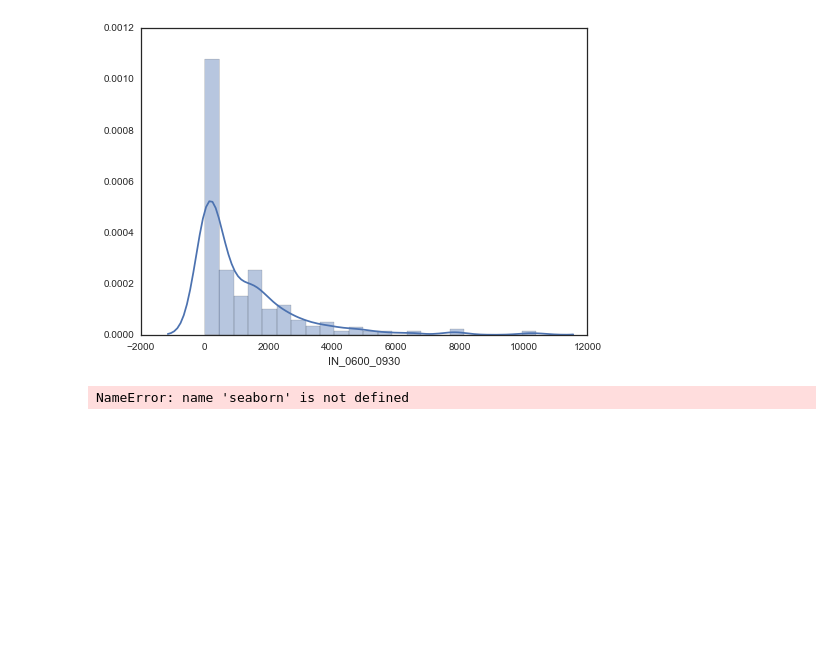
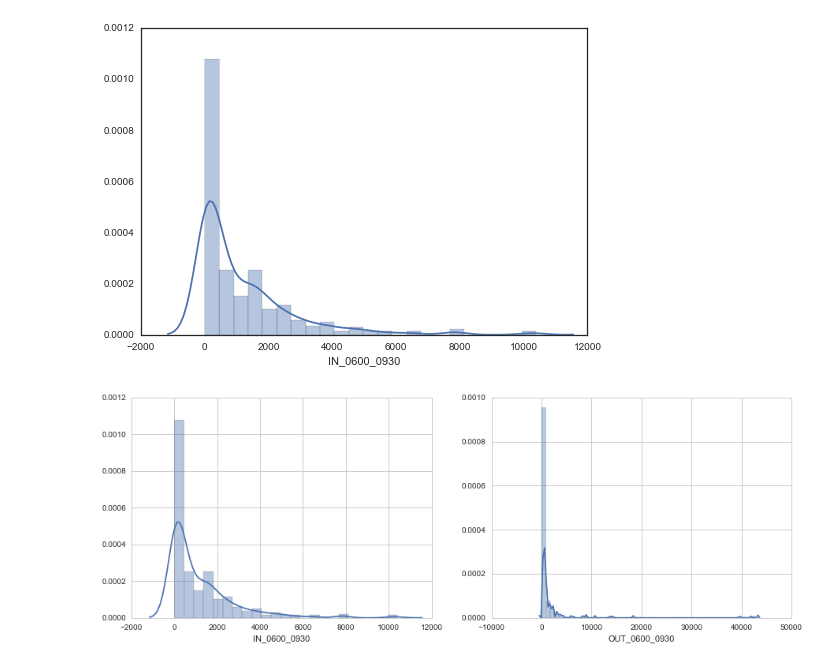
Before and after one commit to ByronAllen/dsi1, a Jupyter notebook: notebooks/Seaborn.ipynb, the cells around one changed output. Cells and saved outputs as stored; diff of their text form; code cells hidden in the pictures; blank space fills up the shorter version.

```diff
--- a/notebooks/Seaborn.ipynb
+++ b/notebooks/Seaborn.ipynb
@@ -63,9 +63,11 @@ with seaborn.axes_style("white"):
 # %%
 import matplotlib.pyplot as plt
 with seaborn.axes_style("whitegrid"):
-    fig, axes = plt.subplots(1,2,figsize=(800,400))
+    fig, axes = plt.subplots(1, 2, figsize=(15,5))
     seaborn.distplot(trains.IN_0600_0930, ax=axes[0])
     seaborn.distplot(trains.OUT_0600_0930, ax=axes[1])
 fig, axes
+
+plt.show()
 # %% [output]
-NameError: name 'seaborn' is not defined
+[figure, added]
```
Also changed, not shown: parts of 52 cells of this notebook, 3 other files.
